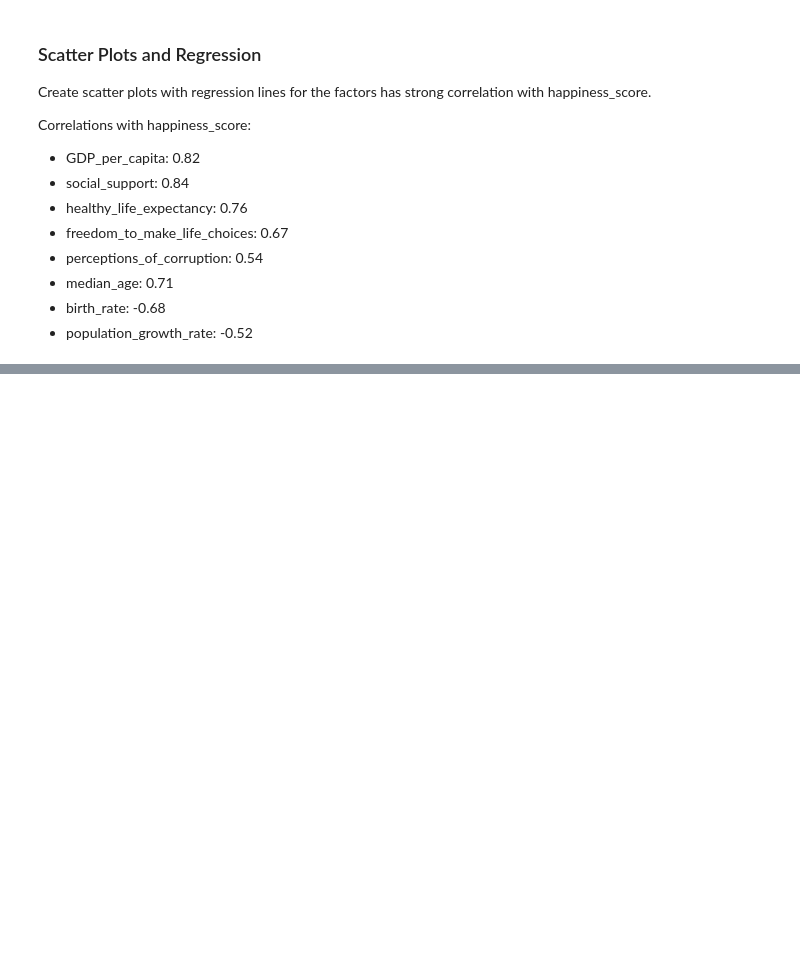
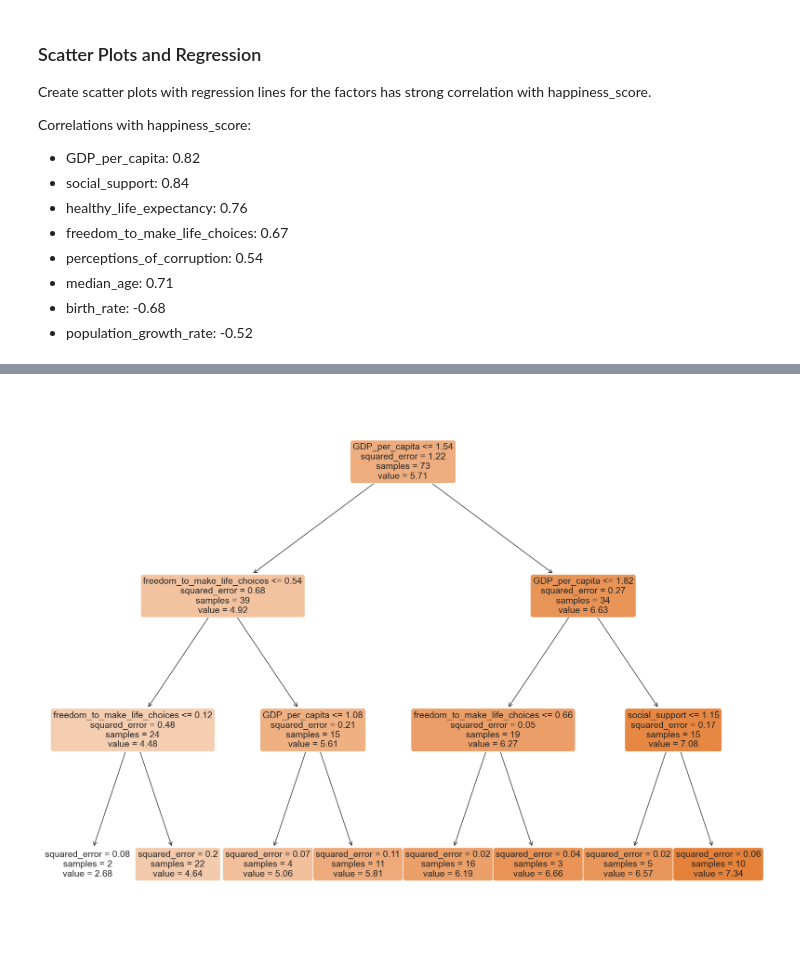
Before and after one commit to onalanb/Measuring-Global-Happiness, a Jupyter notebook: final_analysis.ipynb, the cells around one changed output, grey strips where cells are left out. Saved outputs shown, nothing was run; the diff lists cells and outputs as text; code cells hidden in the pictures; blank space fills up the shorter version.

```diff
--- a/midterm_analysis.ipynb
+++ b/final_analysis.ipynb
@@ -297,0 +322,25 @@ plt.show()
+# %%
+from sklearn.tree import DecisionTreeRegressor
+from sklearn.model_selection import train_test_split
+from sklearn.tree import plot_tree
+import matplotlib.pyplot as plt
+
+features = ['education_expenditures', 'population_growth_rate', 'birth_rate', 'death_rate',
+           'unemployment_rate', 'GDP_per_capita', 'social_support', 'healthy_life_expectancy',
+           'freedom_to_make_life_choices', 'generosity', 'perceptions_of_corruption', 'median_age']
+x = df[features]
+y = df['happiness_score']
+
+# Splitting the data into training and testing sets
+x_train, x_test, y_train, y_test = train_test_split(x, y, test_size=0.3, random_state=8)
+
+# Creating the Decision Tree model
+tree_model = DecisionTreeRegressor(max_depth=3)
+tree_model.fit(x_train, y_train)
+
+# Plot the tree
+plt.figure(figsize=(20, 15))
+plot_tree(tree_model, feature_names=features, filled=True, rounded=True, fontsize=14, precision=2, impurity=True)
+plt.show()
+# %% [output]
+[figure, added]
```
Also changed, not shown: parts of 10 cells of this notebook.
